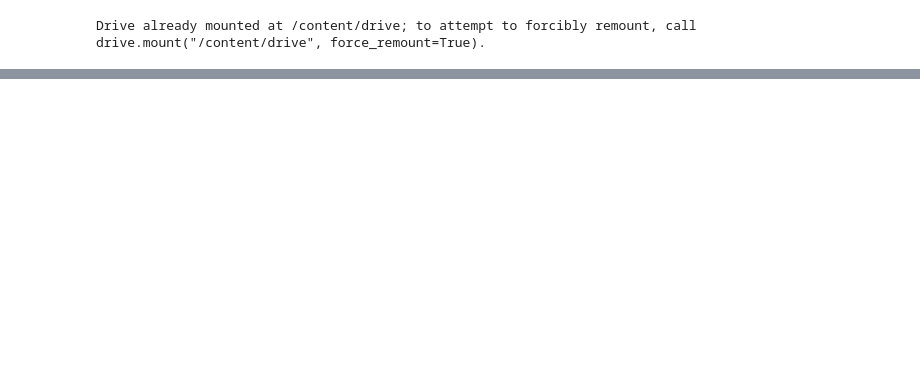
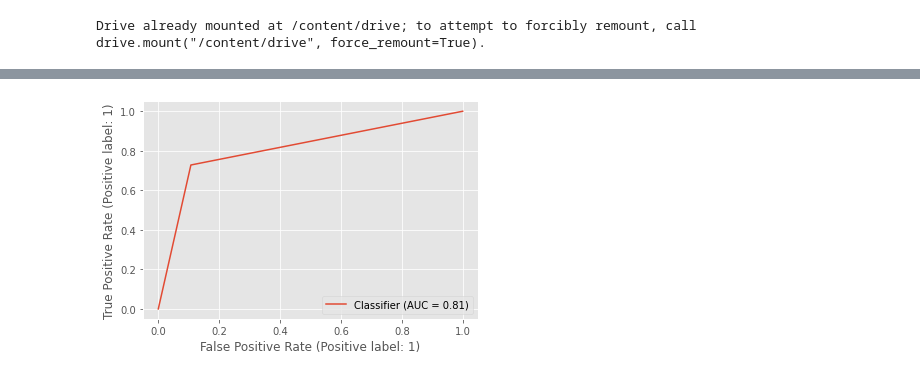
Before and after one commit to Graham-Broughton/NLP-Quora, a Jupyter notebook: 4.XGBoost.ipynb, the cells around one changed output, grey strips where cells are left out. Cells and saved outputs as stored; diff of their text form; code cells hidden in the pictures; blank space fills up the shorter version.

```diff
--- a/4.XGBoost.ipynb
+++ b/4.XGBoost.ipynb
@@ -63,15 +69,7 @@ y = y.astype('float32').reshape(-1, 1)
 X = data[fs1+fs2+fs4_1+fs4_2]
 X = X.replace([np.inf, -np.inf], np.nan).fillna(0).values
 X = scaler.fit_transform(X)
-X = np.hstack((X, fs3_3, fs3_4, w2v))
+X = np.hstack((X, fs3_3, fs3_4, fs3_5, w2v))
+X = pd.DataFrame(X, columns=fs1+fs2+fs4_1+fs4_2+[f'fs3_3_{i}' for i in range(fs3_3.shape[1])]+[f'fs3_4_{i}' for i in range(fs3_4.shape[1])]+[f'fs3_5_{i}' for i in range(fs3_5.shape[1])]+[f'w2v_{i}' for i in range(w2v.shape[1])])
 
-n_all = y.shape[0]
-idx = np.arange(n_all)
-np.random.shuffle(idx)
-n_split = n_all // 10
-idx_val = idx[:n_split]
-idx_train = idx[n_split:]
-x_train = X[idx_train]
-y_train = np.ravel(y[idx_train])
-x_val = X[idx_val]
-y_val = np.ravel(y[idx_val])
+X_train, X_test, y_train, y_test = train_test_split(X, y, test_size=0.2)
@@ -137,0 +146,6 @@ bst.get_score()
+# %%
+from sklearn.metrics import RocCurveDisplay
+RocCurveDisplay.from_predictions(y_test, xgb_preds)
+plt.show()
+# %% [output]
+[figure, added]
```
Also changed, not shown: parts of 10 cells of this notebook, 3 other files.
